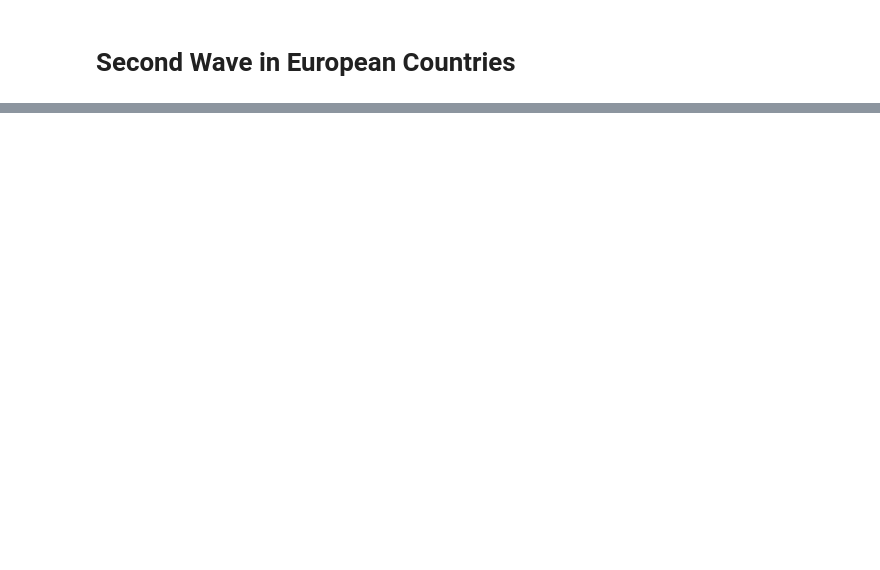
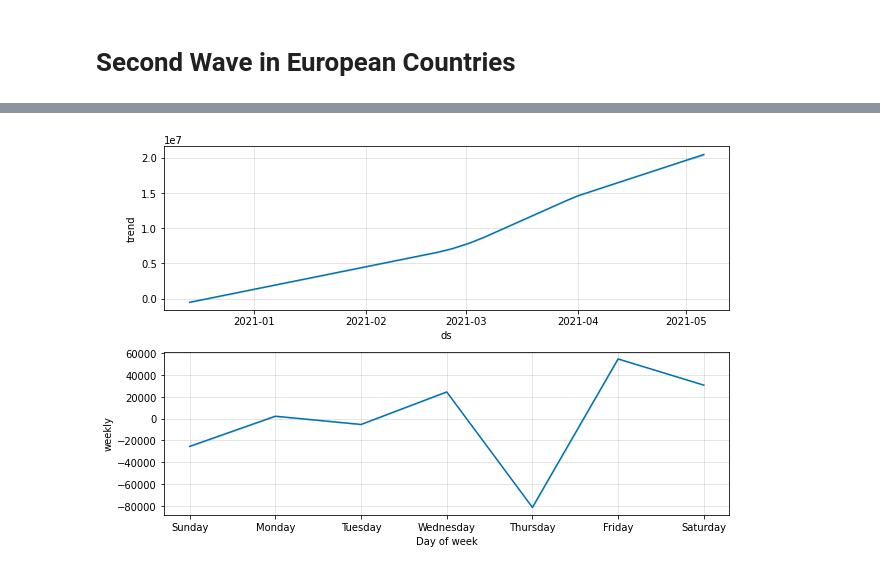
Before and after one commit to maitri2905/COVID_VACCINATIONS, a Jupyter notebook: Term_Project.ipynb, the cells around one changed output, grey strips where cells are left out. Cells and saved outputs as stored; diff of their text form; code cells hidden in the pictures; blank space fills up the shorter version.

```diff
--- a/Term_Project.ipynb
+++ b/Term_Project.ipynb
@@ -322,0 +380,4 @@ NameError: ignored
+# %%
+daily_forecast_plot = m.plot_components(forecast)
+# %% [output]
+[figure, added]
```
Also changed, not shown: parts of 31 cells of this notebook.
